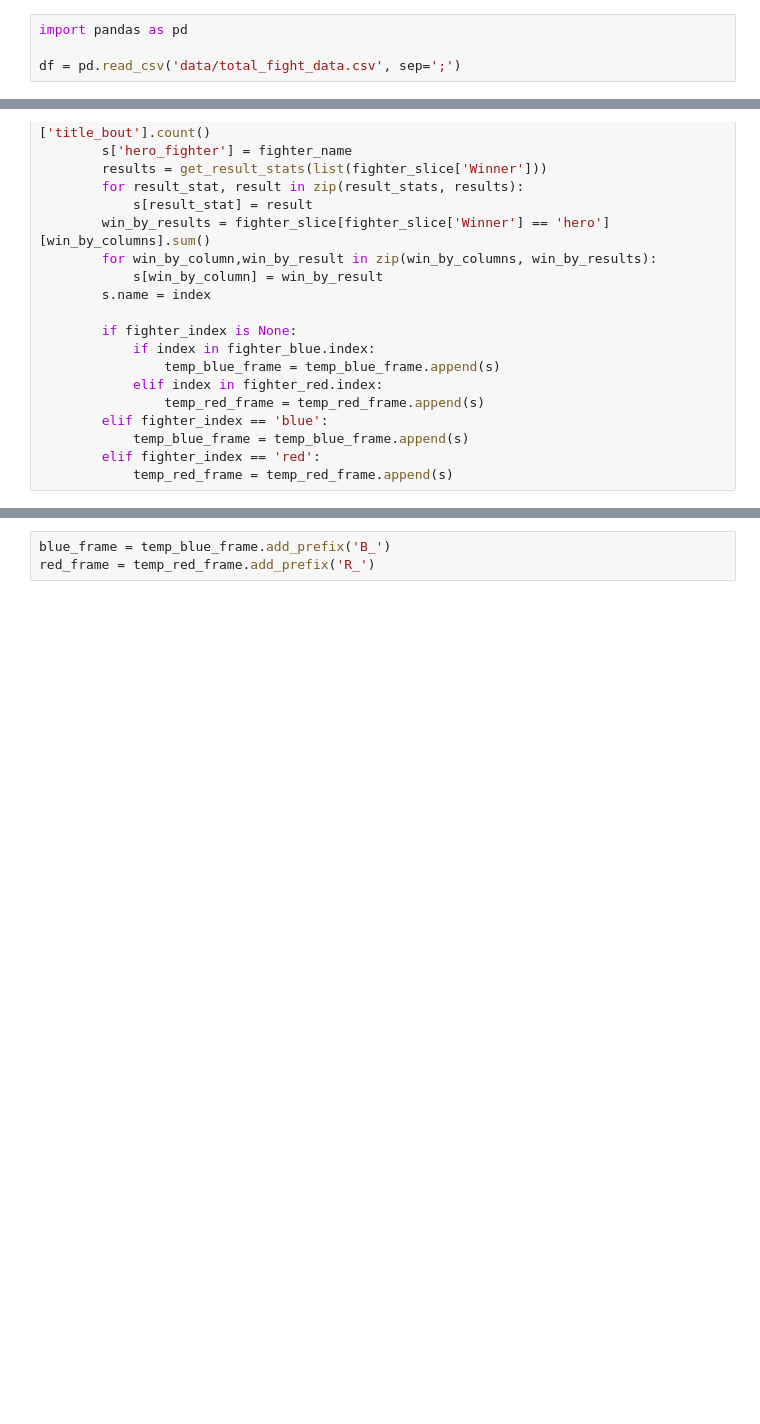
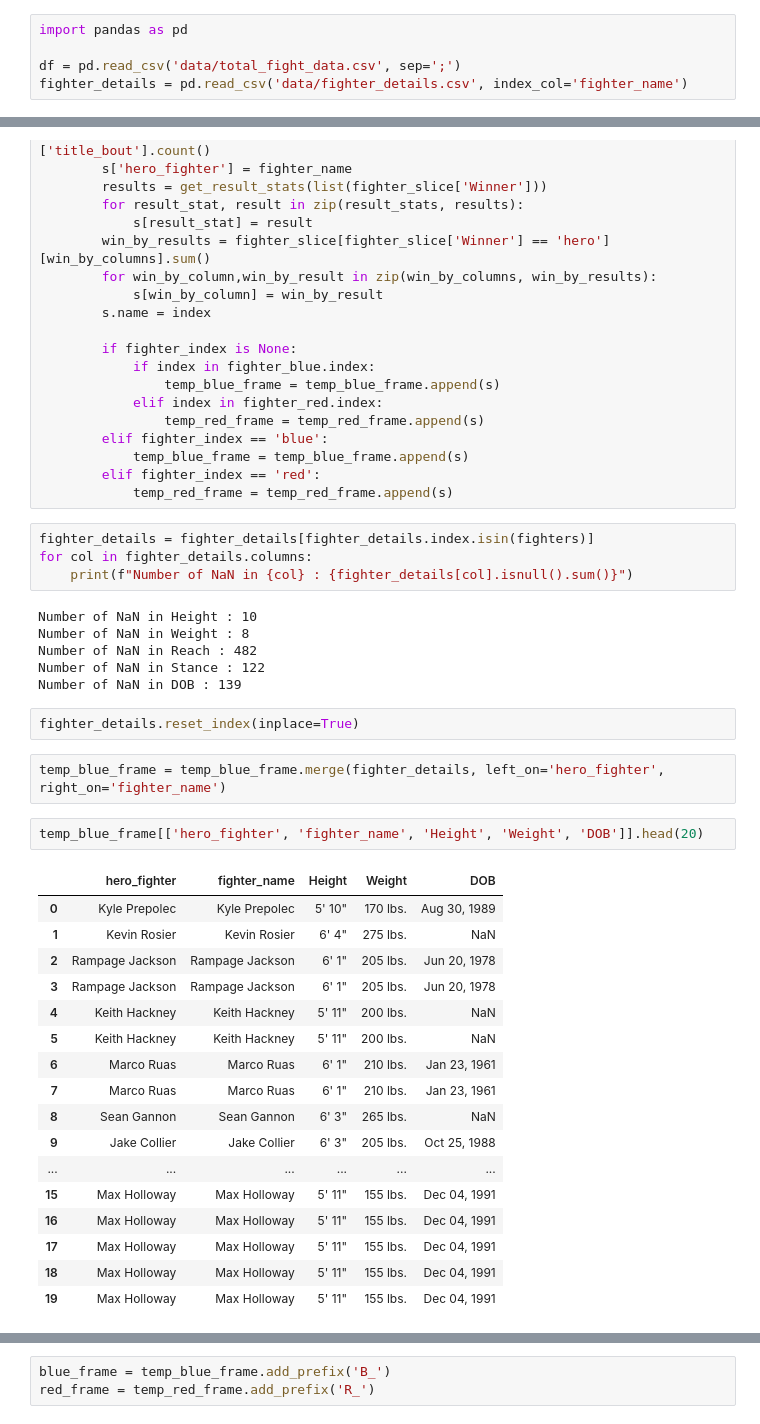
Before and after one commit to WarrierRajeev/UFC-Predictions, a Jupyter notebook: DataPreparation.ipynb, the cells around one changed output, grey strips where cells are left out. Cells and saved outputs as stored; diff of their text form; blank space fills up the shorter version.

```diff
--- a/DataPreparation.ipynb
+++ b/DataPreparation.ipynb
@@ -2,6 +2,7 @@
 import pandas as pd
 
 df = pd.read_csv('data/total_fight_data.csv', sep=';')
+fighter_details = pd.read_csv('data/fighter_details.csv', index_col='fighter_name')
 # %%
 df.head()
 # %% [output]
@@ -648,3 +649,37 @@ for fighter_name in fighters:
             temp_blue_frame = temp_blue_frame.append(s)
         elif fighter_index == 'red':
             temp_red_frame = temp_red_frame.append(s)
+# %%
+fighter_details = fighter_details[fighter_details.index.isin(fighters)]
+for col in fighter_details.columns:
+    print(f"Number of NaN in {col} : {fighter_details[col].isnull().sum()}")
+# %% [output]
+Number of NaN in Height : 10
+Number of NaN in Weight : 8
+Number of NaN in Reach : 482
+Number of NaN in Stance : 122
+Number of NaN in DOB : 139
+# %%
+fighter_details.reset_index(inplace=True)
+# %%
+temp_blue_frame = temp_blue_frame.merge(fighter_details, left_on='hero_fighter', right_on='fighter_name')
+# %%
+temp_blue_frame[['hero_fighter', 'fighter_name', 'Height', 'Weight', 'DOB']].head(20)
+# %% [output]
+|  | hero_fighter | fighter_name | Height | Weight | DOB |
+| 0 | Kyle Prepolec | Kyle Prepolec | 5' 10" | 170 lbs. | Aug 30, 1989 |
+| 1 | Kevin Rosier | Kevin Rosier | 6' 4" | 275 lbs. | NaN |
+| 2 | Rampage Jackson | Rampage Jackson | 6' 1" | 205 lbs. | Jun 20, 1978 |
+| 3 | Rampage Jackson | Rampage Jackson | 6' 1" | 205 lbs. | Jun 20, 1978 |
+| 4 | Keith Hackney | Keith Hackney | 5' 11" | 200 lbs. | NaN |
+| 5 | Keith Hackney | Keith Hackney | 5' 11" | 200 lbs. | NaN |
+| 6 | Marco Ruas | Marco Ruas | 6' 1" | 210 lbs. | Jan 23, 1961 |
+| 7 | Marco Ruas | Marco Ruas | 6' 1" | 210 lbs. | Jan 23, 1961 |
+| 8 | Sean Gannon | Sean Gannon | 6' 3" | 265 lbs. | NaN |
+| 9 | Jake Collier | Jake Collier | 6' 3" | 205 lbs. | Oct 25, 1988 |
+| ... | ... | ... | ... | ... | ... |
+| 15 | Max Holloway | Max Holloway | 5' 11" | 155 lbs. | Dec 04, 1991 |
+| 16 | Max Holloway | Max Holloway | 5' 11" | 155 lbs. | Dec 04, 1991 |
+| 17 | Max Holloway | Max Holloway | 5' 11" | 155 lbs. | Dec 04, 1991 |
+| 18 | Max Holloway | Max Holloway | 5' 11" | 155 lbs. | Dec 04, 1991 |
+| 19 | Max Holloway | Max Holloway | 5' 11" | 155 lbs. | Dec 04, 1991 |
```
Also changed, not shown: parts of 10 cells of this notebook, 4 other files.
